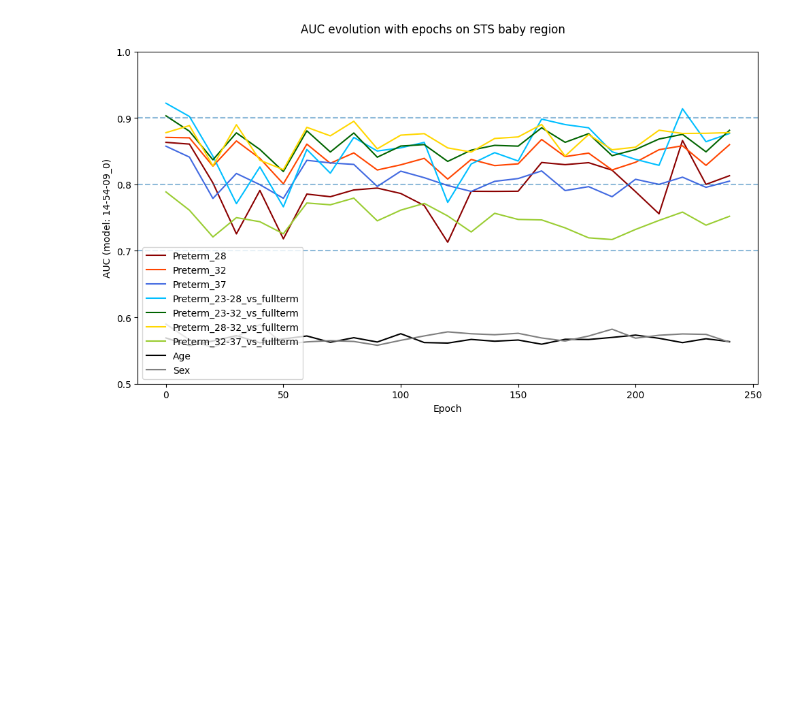
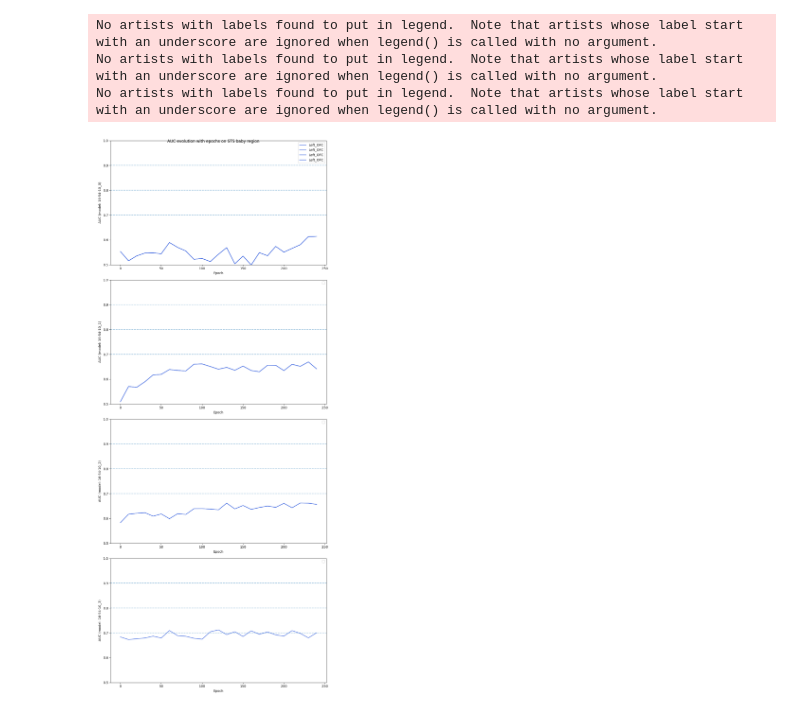
Before and after one commit to neurospin/champollion_V1, a Jupyter notebook: contrastive/notebooks/julien/perfs/auc_during_training.ipynb, the cells around one changed output. Cells and saved outputs as stored; diff of their text form; code cells hidden in the pictures; blank space fills up the shorter version.

```diff
--- a/contrastive/notebooks/julien/perfs/auc_during_training.ipynb
+++ b/contrastive/notebooks/julien/perfs/auc_during_training.ipynb
@@ -5,7 +5,7 @@ import matplotlib.pyplot as plt
 import json
 # %%
 #sub_dir = '/volatile/jl277509/Runs/02_STS_babies/Program/Output/2024-02-26/'
-sub_dir = '/volatile/jl277509/Runs/02_STS_babies/Program/Output/2024-03-18/'
+sub_dir = '/volatile/jl277509/Runs/02_STS_babies/Program/Output/SimCLR_OFC_1-5mm/'
 # %%
 #models = ['17-16-30_112', '18-37-28_0', '18-37-28_1', '18-37-28_2', '18-37-28_3', '18-37-28_4']
 #models = ['14-35-49_163', '21-38-51_0', '21-38-51_1', '21-38-51_2', '21-38-51_3']
@@ -21,7 +21,7 @@ sub_dir = '/volatile/jl277509/Runs/02_STS_babies/Program/Output/2024-03-18/'
 #models = [f'16-36-43_{k}' for k in range(3)]
 #models = [f'14-06-51_{k}' for k in range(3)]
 #models = [f'15-58-57_{k}' for k in range(3)]
-models = [f'14-54-09_0']
+models = [f'16-54-10_{k}' for k in range(4)]
 epochs = [k for k in range(0, 250, 10)]
 #models = ['random_all_keep_bottom_5']
 #epochs = [k for k in range(0, 250)]
@@ -28,13 +95,6 @@ epochs = [k for k in range(0, 250, 10)]
 # %%
-#target = 'train_val_values.json'
-embeddings = ['dHCP', 'dHCP', 'dHCP', 'dHCP', 'dHCP', 'dHCP', 'dHCP','UKB_5percent', 'UKB_5percent']
-labels = ['Preterm_28', 'Preterm_32', 'Preterm_37', 'Preterm_23-28_vs_fullterm', 'Preterm_23-32_vs_fullterm',
-          'Preterm_28-32_vs_fullterm', 'Preterm_32-37_vs_fullterm','Age', 'Sex']
-#sets = ['full', 'full', 'full', 'train_val', 'train_val', 'train_val', 'train_val', 'train_val', 'train_val']
-#sets = ['full', 'full', 'full', 'full', 'full', 'full', 'full', 'train_val', 'train_val']
-sets = ['full' for k in range(9)]
-colors = ['darkred', 'orangered', 'royalblue', 'deepskyblue', 'darkgreen', 'gold', 'yellowgreen', 'black', 'gray']
-#metric = 'train_val_auc'
+### MODELS ON INDIVIDUAL PLOTS
+
 fig, axs = plt.subplots(figsize=(10,6*len(models)), nrows=len(models))
 
 for embedding, label, s, c in zip(embeddings, labels, sets, colors):
@@ -44,42 +104,46 @@ for embedding, label, s, c in zip(embeddings, labels, sets, colors):
     dict_perf = {model : [] for model in models}
     dict_perf['epoch'] = []
     for model in models:
         for epoch in epochs:
             for directory in selected_models_dirs:
                 if ('epoch'+str(epoch)+'_' in directory) and (model in directory):
                     with open(os.path.join(directory,target), 'r') as f:
                         perf = json.load(f)
                     if isinstance(perf[metric], float):
                         value = perf[metric]
                     else:
                         value = perf[metric][0]
                     dict_perf['epoch'].append(epoch)
                     dict_perf[model].append(value)
-    for i, model in enumerate(models):
-        if model in dict_perf.keys():
-            if len(models)==1:
-                ax=axs
-            else:
-                ax=axs[i]
-            x, y = epochs, dict_perf[model]
-            if i==0:
-                ax.plot(x[:len(y)], y, label=label, c=c)
-            else:
-                ax.plot(x[:len(y)], y, c=c)
+        for i, model in enumerate(models):
+            if model in dict_perf.keys():
+                if len(models)==1:
+                    ax=axs
+                else:
+                    ax=axs[i]
+                x, y = epochs, dict_perf[model]
+                if i==0:
+                    ax.plot(x[:len(y)], y, label=label, c=c)
+                else:
+                    ax.plot(x[:len(y)], y, c=c)
+
 for i, model in enumerate(models):
     if len(models)==1:
         ax=axs
     else:
         ax=axs[i]
     ax.axline((0, 0.90), (1, 0.90), linestyle='--', alpha=0.5)
     ax.axline((0, 0.80), (1, 0.80), linestyle='--', alpha=0.5)
     ax.axline((0, 0.70), (1, 0.70), linestyle='--', alpha=0.5)
     ax.set_xlabel('Epoch')
     ax.set_ylabel(f'AUC (model: {model})')
     ax.legend()
     ax.set_ylim([0.5, 1])
 plt.suptitle(f'AUC evolution with epochs on STS baby region')
 plt.tight_layout()
 plt.show()
 # %% [output]
+No artists with labels found to put in legend.  Note that artists whose label start with an underscore are ignored when legend() is called with no argument.
+No artists with labels found to put in legend.  Note that artists whose label start with an underscore are ignored when legend() is called with no argument.
+No artists with labels found to put in legend.  Note that artists whose label start with an underscore are ignored when legend() is called with no argument.
-[figure, old version]
+[figure, new version]
```
Also changed, not shown: parts of 2 cells of this notebook, 20 other files.
